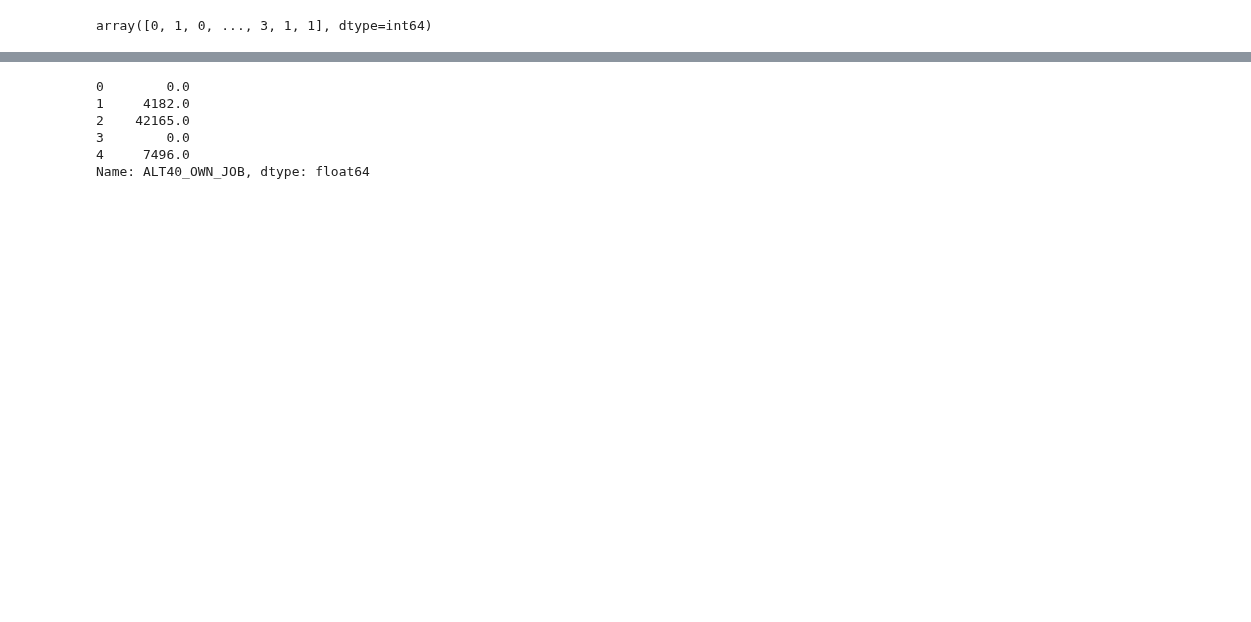
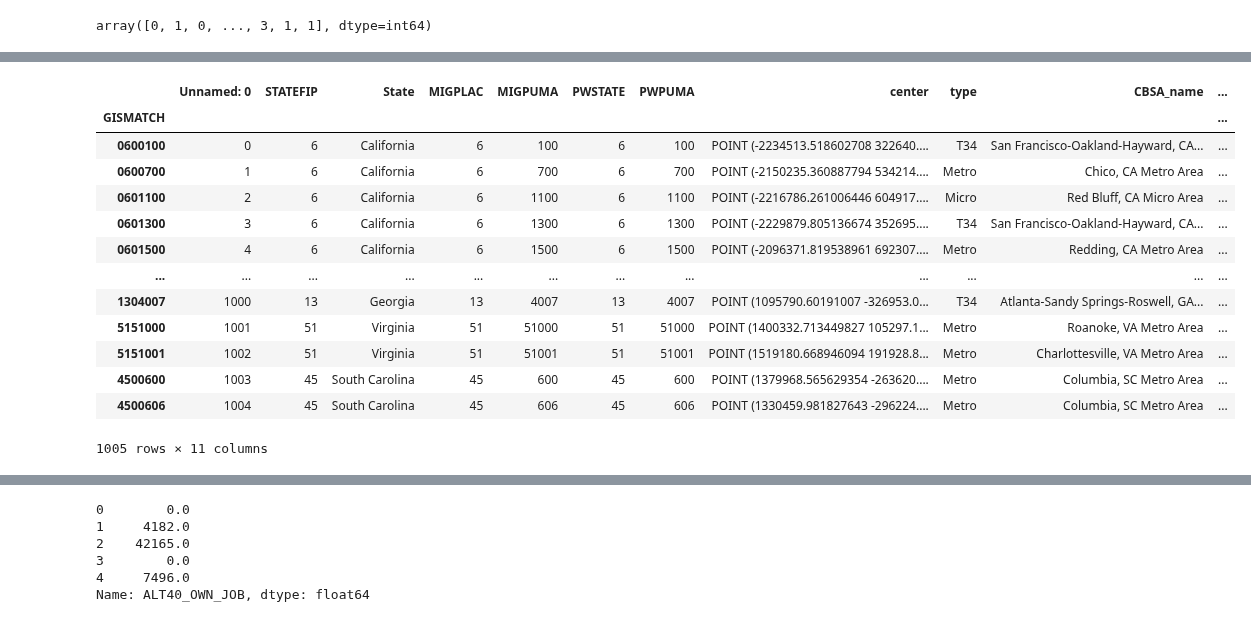
Before and after one commit to yianzhang14/us-migration-modeling, a Jupyter notebook: data_cleanup.ipynb, the cells around one changed output, grey strips where cells are left out. Drawn from its saved outputs; the diff is of its cells as text; code cells hidden in the pictures; blank space fills up the shorter version.

```diff
--- a/data_cleanup.ipynb
+++ b/data_cleanup.ipynb
@@ -320,7 +320,7 @@ leave_puma
 | 5600500 | 10.0 | 60000.0 | 720.0 | 52500.0 | 870.0 | 15700.0 | 0.217664 | 5 | 85 | leavers | 0.058824 |
 2336 rows × 11 columns
 # %%
-cbsas["Name_num"] = pd.factorize(cbsas["Name"])[0]
+cbsas["Name_num"] = pd.factorize(cbsas["CBSA_name"])[0]
 cbsas["Name_num"]
 # %% [output]
 GEOID
@@ -669,3 +669,6 @@ migpuma_cbsa.loc[df_final["ORIGIN"], "type_num"].values
 array([0, 1, 0, ..., 3, 1, 1], dtype=int64)
 # %%
 df_final["TYPE_ORIG"] = migpuma_cbsa.loc[df_final["ORIGIN"], "type_num"].values
+# %%
+migpuma_cbsa = pd.read_csv('data/migpuma_density.csv')
+migpuma_cbsa
@@ -671,0 +689,21 @@ df_final["TYPE_ORIG"] = migpuma_cbsa.loc[df_final["ORIGIN"], "type_num"].values
+# %%
+migpuma_cbsa = pd.merge(migpuma_cbsa, cbsas[["CBSA_name", "Name_num"]], on="CBSA_name", how="left").drop_duplicates("Unnamed: 0")
+# %%
+migpuma_cbsa["GISMATCH"] = migpuma_cbsa["GISMATCH"].astype(str).str.zfill(7)
+migpuma_cbsa = migpuma_cbsa.set_index("GISMATCH")
+migpuma_cbsa
+# %% [output]
+|  | Unnamed: 0 | STATEFIP | State | MIGPLAC | MIGPUMA | PWSTATE | PWPUMA | center | type | CBSA_name | ... |
+| GISMATCH |  |  |  |  |  |  |  |  |  |  | ... |
+| 0600100 | 0 | 6 | California | 6 | 100 | 6 | 100 | POINT (-2234513.518602708 322640.... | T34 | San Francisco-Oakland-Hayward, CA... | ... |
+| 0600700 | 1 | 6 | California | 6 | 700 | 6 | 700 | POINT (-2150235.360887794 534214.... | Metro | Chico, CA Metro Area | ... |
+| 0601100 | 2 | 6 | California | 6 | 1100 | 6 | 1100 | POINT (-2216786.261006446 604917.... | Micro | Red Bluff, CA Micro Area | ... |
+| 0601300 | 3 | 6 | California | 6 | 1300 | 6 | 1300 | POINT (-2229879.805136674 352695.... | T34 | San Francisco-Oakland-Hayward, CA... | ... |
+| 0601500 | 4 | 6 | California | 6 | 1500 | 6 | 1500 | POINT (-2096371.819538961 692307.... | Metro | Redding, CA Metro Area | ... |
+| ... | ... | ... | ... | ... | ... | ... | ... | ... | ... | ... | ... |
+| 1304007 | 1000 | 13 | Georgia | 13 | 4007 | 13 | 4007 | POINT (1095790.60191007 -326953.0... | T34 | Atlanta-Sandy Springs-Roswell, GA... | ... |
+| 5151000 | 1001 | 51 | Virginia | 51 | 51000 | 51 | 51000 | POINT (1400332.713449827 105297.1... | Metro | Roanoke, VA Metro Area | ... |
+| 5151001 | 1002 | 51 | Virginia | 51 | 51001 | 51 | 51001 | POINT (1519180.668946094 191928.8... | Metro | Charlottesville, VA Metro Area | ... |
+| 4500600 | 1003 | 45 | South Carolina | 45 | 600 | 45 | 600 | POINT (1379968.565629354 -263620.... | Metro | Columbia, SC Metro Area | ... |
+| 4500606 | 1004 | 45 | South Carolina | 45 | 606 | 45 | 606 | POINT (1330459.981827643 -296224.... | Metro | Columbia, SC Metro Area | ... |
+1005 rows × 11 columns
```
Also changed, not shown: parts of 9 cells of this notebook, 47 other files.
